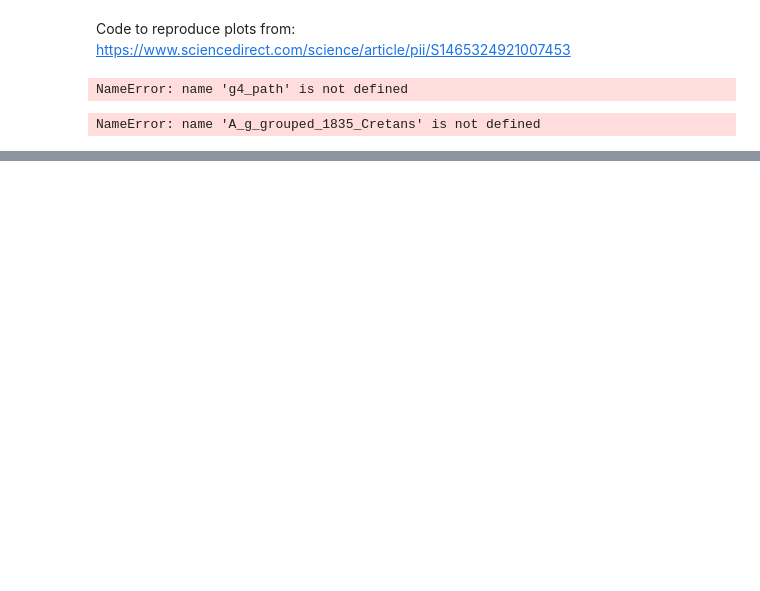
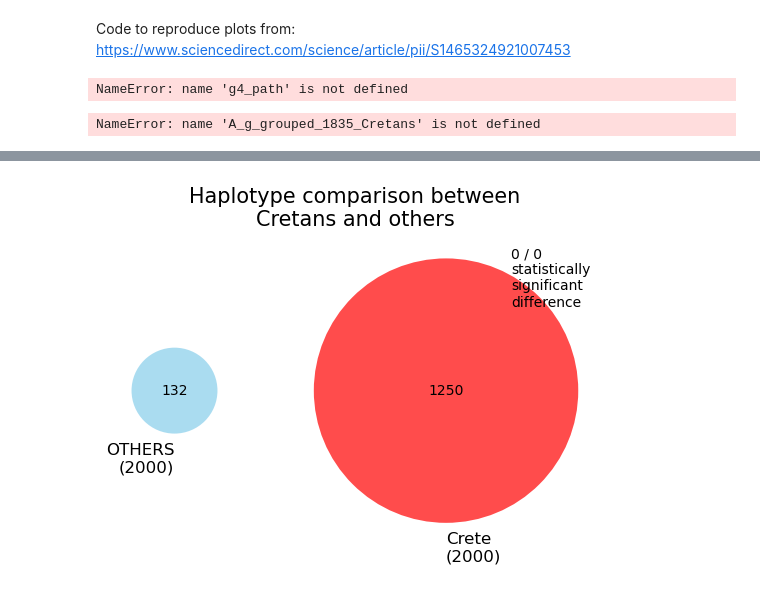
Before and after one commit to ioannavasilopoulou/ECoBBMaDoR_HLA, a Jupyter notebook: paper_code.ipynb, the cells around one changed output, grey strips where cells are left out. Cells and saved outputs as stored; diff of their text form; code cells hidden in the pictures; blank space fills up the shorter version.

```diff
--- a/paper_code.ipynb
+++ b/paper_code.ipynb
@@ -654,0 +672,80 @@ test_results
+# %%
+def haplomat_output_parce(hfs_dat, #haplomat output
+                          n #number of samples
+                         ):
+
+    with open(hfs_dat) as f:
+        cretan_haplotypes = [x.replace('\n', '').replace('g', '').split() for x in f.readlines()]
+
+    cretan_haplotypes = [( '-'.join(sorted(x[0].split('~'))  ), float(x[1])) for x in cretan_haplotypes]
+
+    cretan_haplotypes = {x[0]:x[1] for x in cretan_haplotypes}
+    cretan_haplotypes = {k:v for k,v in cretan_haplotypes.items() if v >= 1/(2*n)}
+
+    return cretan_haplotypes
+compare_1 = haplomat_output_parce('test.dat', 1000)
+compare_2 = haplomat_output_parce('test_2.dat', 1000)
+# %%
+def compare_haplotypes(hfs_dat,         #haplomat output for one population
+                       population,      #haplomat output for another population
+                       num_Cretans,     #number of samples in one population
+                       num_others,      #number of samples in another population
+                       no_diagram=None, #returns venn diagramm
+                       pvals=None       #returns venn p-values
+                      ):
+
+    '''
+    The statistic comparison bewtween the haplotypes will be estimated with Fisher's exact test,
+    due to the small number of counts for the haplotypes. Otherwise, chi_square would be used,
+    like in the allele frequency comparison.
+    '''
+    # https://docs.scipy.org/doc/scipy/reference/generated/scipy.stats.fisher_exact.html
+
+    cretan_haplotypes = haplomat_output_parce(hfs_dat, num_Cretans)
+    others_haplotypes = haplomat_output_parce(population, num_Cretans)
+    common_haplotypes = list(set(cretan_haplotypes.keys()) & set(others_haplotypes.keys()))
+    comparison_list_counts = [[x,0,0] for x in common_haplotypes]
+
+    for x in comparison_list_counts:
+        x[1] += round(cretan_haplotypes[x[0]]*2*num_Cretans)
+        x[2] += round(others_haplotypes[x[0]]*2*num_others)
+
+    comparison_list_counts = sorted(comparison_list_counts, key=lambda x:x[1], reverse=True)
+    fisher_inputs = [[[2*num_Cretans-x[1], x[1]], [2*num_others-x[2], x[2]]] for x in comparison_list_counts]
+    p_values = []
+    for x in fisher_inputs:
+        oddsratio, pvalue = stats.fisher_exact(x)
+        p_values.append(pvalue)
+
+    hapl_pval = dict(zip([x[0] for x in comparison_list_counts], p_values))
+
+    if pvals:
+        return hapl_pval
+
+    sig_hapl_pval = {k:v for k,v in hapl_pval.items() if v < 0.05}
+
+    if no_diagram:
+        print(f'Total Cretan haplotypes: {len(cretan_haplotypes)}')
+        print(f"Total others haplotypes: {len(others_haplotypes)}")
+        print(f'Common haplotypes: {len(common_haplotypes)}')
+        print(f'Statistcal Significant: {len(sig_hapl_pval)}\n')
+        return
+
+    white_patch = mpatches.Patch(color='none', label=f'{len(sig_hapl_pval)} / {len(common_haplotypes)}\nstatistically\nsignificant\ndifference')
+    leg = plt.legend(handles=[white_patch], loc='upper right', frameon=False)
+    leg.set_alpha(0.0)
+
+    venn2(subsets = (len(others_haplotypes)-len(common_haplotypes), len(cretan_haplotypes)-len(common_haplotypes),
+                     len(common_haplotypes)), set_labels = (f'OTHERS\n({num_others})', f'Crete\n({num_Cretans})'),
+                     set_colors=('skyblue', 'red'), alpha = 0.7)
+#     venn2(subsets = (len(DKMS_haplotypes)-len(common_haplotypes), len(cretan_haplotypes)-len(common_haplotypes), len(common_haplotypes)), set_labels = (f'DKMS\n({num_DKMS})', f'Crete\n({num_Cretans})'), set_colors=('darkgrey', 'slategrey'), alpha = 0.7)
+    plt.title('Haplotype comparison between\nCretans and others', fontsize=15)
+
+#     plt.savefig(f'Vehn with {len(common_haplotypes)} common haplotypes.png', dpi=300)
+
+    plt.show()
+
+# compare_haplotypes(g4_path, hf_DKMS_all_final, 1835, pvals=True)
+compare_haplotypes('test_2.dat', 'test.dat', 2000,2000)
+# %% [output]
+[figure, added]
```
Also changed, not shown: parts of 27 cells of this notebook.
